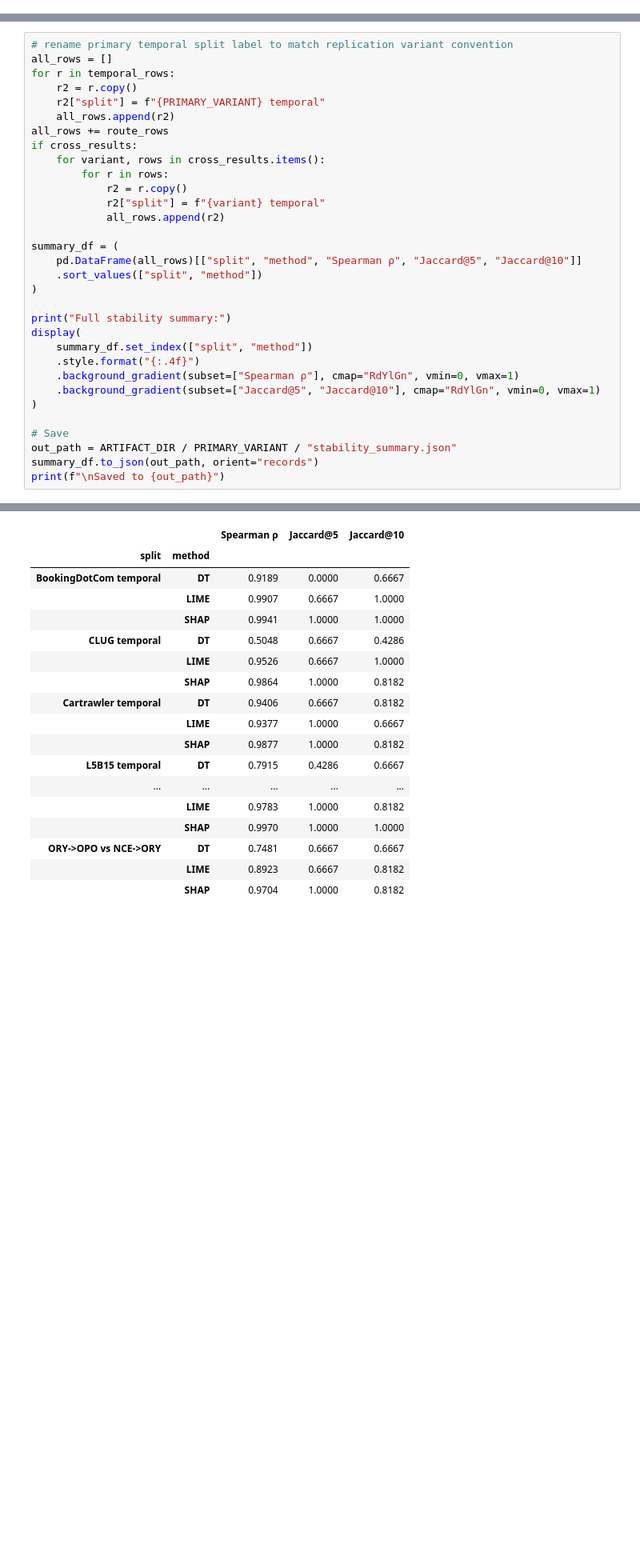
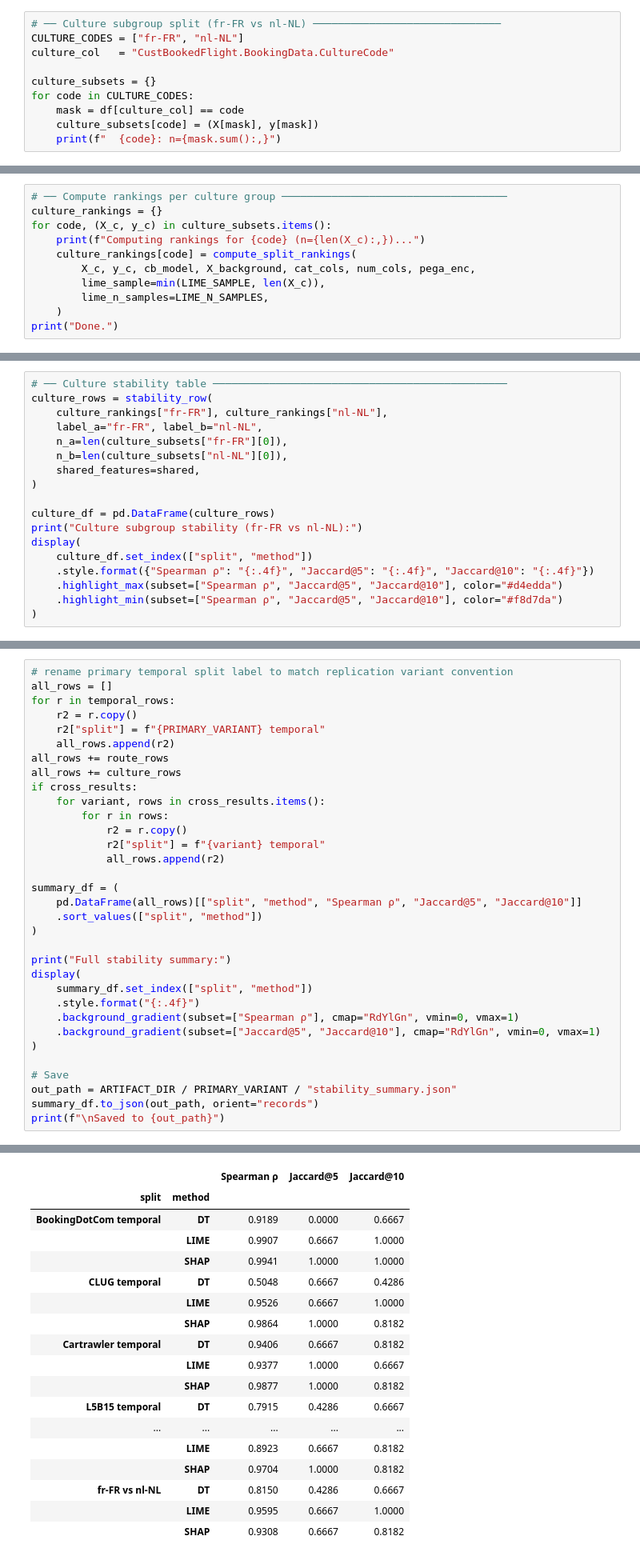
Before and after one commit to bosnbos/xai-fidelity-benchmark, a Jupyter notebook: notebooks/06_stability.ipynb, the cells around one changed output, grey strips where cells are left out. Shown at 80% size. Saved outputs shown, nothing was run; the diff lists cells and outputs as text; blank space fills up the shorter version.

```diff
--- a/notebooks/06_stability.ipynb
+++ b/notebooks/06_stability.ipynb
@@ -347,0 +352,10 @@ Within-route DT bootstrap  (N=10 seeds):
+# %%
+# ── Culture subgroup split (fr-FR vs nl-NL) ──────────────────────────────
+CULTURE_CODES = ["fr-FR", "nl-NL"]
+culture_col   = "CustBookedFlight.BookingData.CultureCode"
+
+culture_subsets = {}
+for code in CULTURE_CODES:
+    mask = df[culture_col] == code
+    culture_subsets[code] = (X[mask], y[mask])
+    print(f"  {code}: n={mask.sum():,}")
@@ -347,0 +365,11 @@ Within-route DT bootstrap  (N=10 seeds):
+# %%
+# ── Compute rankings per culture group ────────────────────────────────────
+culture_rankings = {}
+for code, (X_c, y_c) in culture_subsets.items():
+    print(f"Computing rankings for {code} (n={len(X_c):,})...")
+    culture_rankings[code] = compute_split_rankings(
+        X_c, y_c, cb_model, X_background, cat_cols, num_cols, pega_enc,
+        lime_sample=min(LIME_SAMPLE, len(X_c)),
+        lime_n_samples=LIME_N_SAMPLES,
+    )
+print("Done.")
@@ -347,0 +380,18 @@ Within-route DT bootstrap  (N=10 seeds):
+# %%
+# ── Culture stability table ───────────────────────────────────────────────
+culture_rows = stability_row(
+    culture_rankings["fr-FR"], culture_rankings["nl-NL"],
+    label_a="fr-FR", label_b="nl-NL",
+    n_a=len(culture_subsets["fr-FR"][0]),
+    n_b=len(culture_subsets["nl-NL"][0]),
+    shared_features=shared,
+)
+
+culture_df = pd.DataFrame(culture_rows)
+print("Culture subgroup stability (fr-FR vs nl-NL):")
+display(
+    culture_df.set_index(["split", "method"])
+    .style.format({"Spearman ρ": "{:.4f}", "Jaccard@5": "{:.4f}", "Jaccard@10": "{:.4f}"})
+    .highlight_max(subset=["Spearman ρ", "Jaccard@5", "Jaccard@10"], color="#d4edda")
+    .highlight_min(subset=["Spearman ρ", "Jaccard@5", "Jaccard@10"], color="#f8d7da")
+)
@@ -461,6 +518,7 @@ for r in temporal_rows:
     r2["split"] = f"{PRIMARY_VARIANT} temporal"
     all_rows.append(r2)
 all_rows += route_rows
+all_rows += culture_rows
 if cross_results:
     for variant, rows in cross_results.items():
         for r in rows:
@@ -473,36 +531,36 @@ summary_df = (
     .sort_values(["split", "method"])
 )
 
 print("Full stability summary:")
 display(
     summary_df.set_index(["split", "method"])
     .style.format("{:.4f}")
     .background_gradient(subset=["Spearman ρ"], cmap="RdYlGn", vmin=0, vmax=1)
     .background_gradient(subset=["Jaccard@5", "Jaccard@10"], cmap="RdYlGn", vmin=0, vmax=1)
 )
 
 # Save
 out_path = ARTIFACT_DIR / PRIMARY_VARIANT / "stability_summary.json"
 summary_df.to_json(out_path, orient="records")
 print(f"\nSaved to {out_path}")
 # %% [output]
 Full stability summary:
 |  |  | Spearman ρ | Jaccard@5 | Jaccard@10 |
 | split | method |  |  |  |
 | BookingDotCom temporal | DT | 0.9189 | 0.0000 | 0.6667 |
 |  | LIME | 0.9907 | 0.6667 | 1.0000 |
 |  | SHAP | 0.9941 | 1.0000 | 1.0000 |
 | CLUG temporal | DT | 0.5048 | 0.6667 | 0.4286 |
 |  | LIME | 0.9526 | 0.6667 | 1.0000 |
 |  | SHAP | 0.9864 | 1.0000 | 0.8182 |
 | Cartrawler temporal | DT | 0.9406 | 0.6667 | 0.8182 |
 |  | LIME | 0.9377 | 1.0000 | 0.6667 |
 |  | SHAP | 0.9877 | 1.0000 | 0.8182 |
 | L5B15 temporal | DT | 0.7915 | 0.4286 | 0.6667 |
 | ... | ... | ... | ... | ... |
-|  | LIME | 0.9783 | 1.0000 | 0.8182 |
-|  | SHAP | 0.9970 | 1.0000 | 1.0000 |
-| ORY->OPO vs NCE->ORY | DT | 0.7481 | 0.6667 | 0.6667 |
 |  | LIME | 0.8923 | 0.6667 | 0.8182 |
 |  | SHAP | 0.9704 | 1.0000 | 0.8182 |
+| fr-FR vs nl-NL | DT | 0.8150 | 0.4286 | 0.6667 |
+|  | LIME | 0.9595 | 0.6667 | 1.0000 |
+|  | SHAP | 0.9308 | 0.6667 | 0.8182 |
 Saved to ..\data\artifacts\L5B15\stability_summary.json
```
Also changed, not shown: parts of 4 cells of this notebook, 2 other files.
